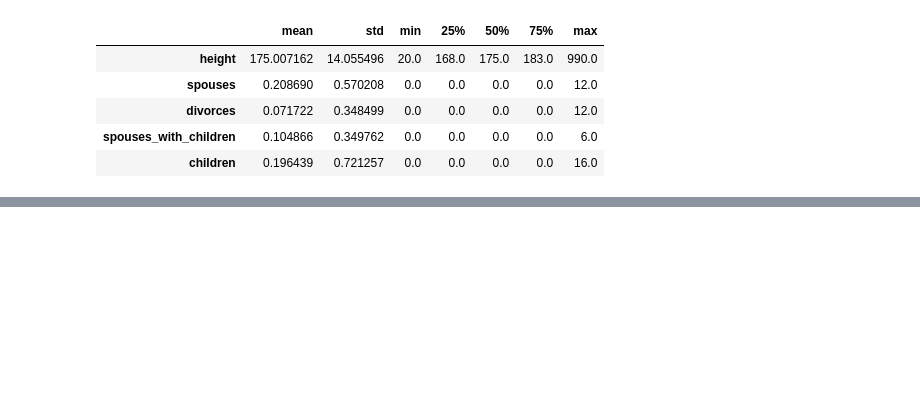
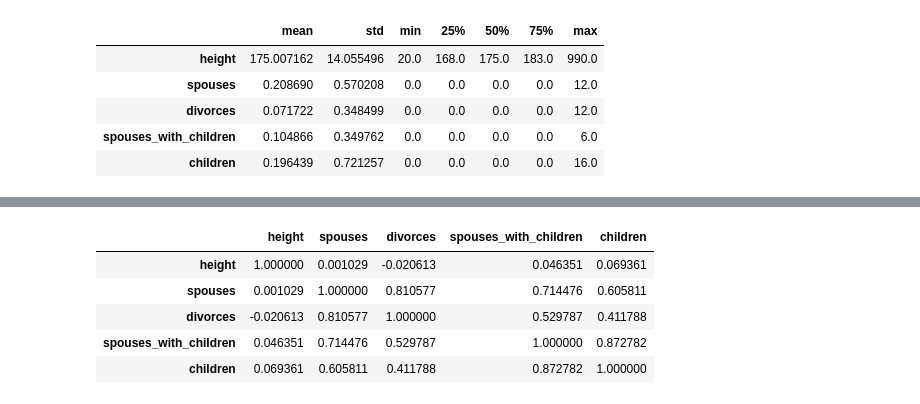
Before and after one commit to vsmaxim/data-analysis-2021, a Jupyter notebook: 01-exploration-names.ipynb, the cells around one changed output, grey strips where cells are left out. Drawn from its saved outputs; the diff is of its cells as text; code cells hidden in the pictures; blank space fills up the shorter version.

```diff
--- a/01-exploration-names.ipynb
+++ b/01-exploration-names.ipynb
@@ -35,0 +68,9 @@ names_df[names_df["spouses"] == 12]
+# %%
+df_filtered.corr()
+# %% [output]
+|  | height | spouses | divorces | spouses_with_children | children |
+| height | 1.000000 | 0.001029 | -0.020613 | 0.046351 | 0.069361 |
+| spouses | 0.001029 | 1.000000 | 0.810577 | 0.714476 | 0.605811 |
+| divorces | -0.020613 | 0.810577 | 1.000000 | 0.529787 | 0.411788 |
+| spouses_with_children | 0.046351 | 0.714476 | 0.529787 | 1.000000 | 0.872782 |
+| children | 0.069361 | 0.605811 | 0.411788 | 0.872782 | 1.000000 |
```
Also changed, not shown: parts of 8 cells of this notebook, 1 other file.
